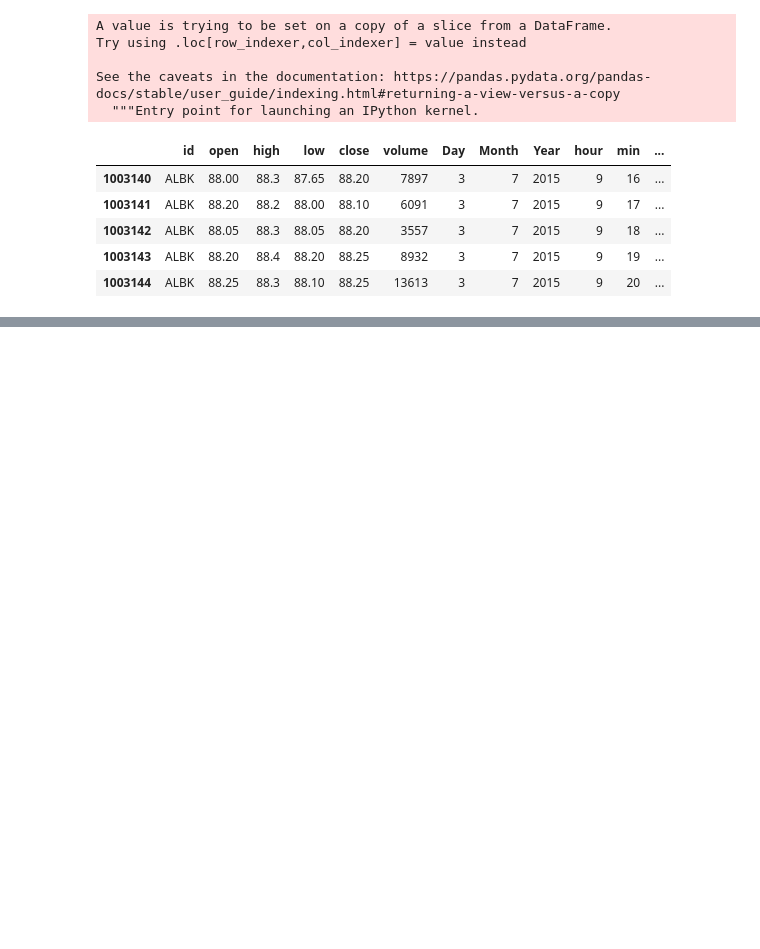
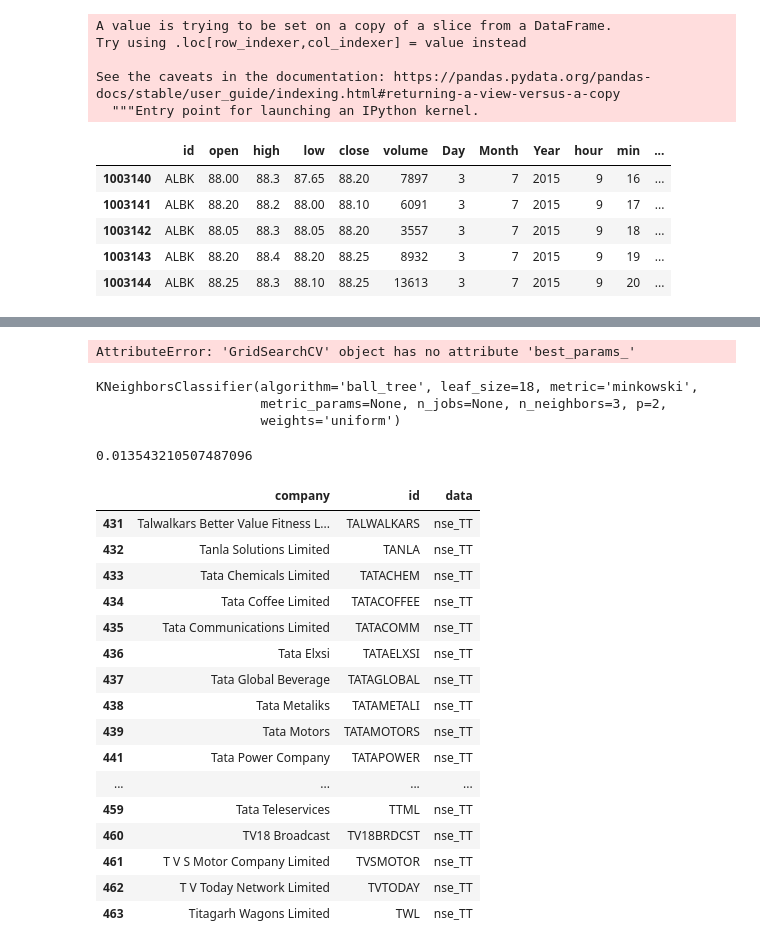
Before and after one commit to mkmanoj30/8thSemProject, a Jupyter notebook: 8thSemProject.ipynb, the cells around one changed output, grey strips where cells are left out. Cells and saved outputs as stored; diff of their text form; code cells hidden in the pictures; blank space fills up the shorter version.

```diff
--- a/8thSemProject.ipynb
+++ b/8thSemProject.ipynb
@@ -273,0 +491,4 @@ ALBK.head()
+# %%
+gridsearch.best_params_
+# %% [output]
+AttributeError: 'GridSearchCV' object has no attribute 'best_params_'
@@ -273,0 +497,30 @@ ALBK.head()
+# %%
+knn.fit(x_train,training_scores_encoded)
+# %% [output]
+KNeighborsClassifier(algorithm='ball_tree', leaf_size=18, metric='minkowski',
+                     metric_params=None, n_jobs=None, n_neighbors=3, p=2,
+                     weights='uniform')
+# %%
+knn.score(x_test,y_test_encoded)
+# %% [output]
+0.013543210507487096
+# %%
+cmp_list.loc[cmp_list['data']=='nse_TT']
+# %% [output]
+|  | company | id | data |
+| 431 | Talwalkars Better Value Fitness L... | TALWALKARS | nse_TT |
+| 432 | Tanla Solutions Limited | TANLA | nse_TT |
+| 433 | Tata Chemicals Limited | TATACHEM | nse_TT |
+| 434 | Tata Coffee Limited | TATACOFFEE | nse_TT |
+| 435 | Tata Communications Limited | TATACOMM | nse_TT |
+| 436 | Tata Elxsi | TATAELXSI | nse_TT |
+| 437 | Tata Global Beverage | TATAGLOBAL | nse_TT |
+| 438 | Tata Metaliks | TATAMETALI | nse_TT |
+| 439 | Tata Motors | TATAMOTORS | nse_TT |
+| 441 | Tata Power Company | TATAPOWER | nse_TT |
+| ... | ... | ... | ... |
+| 459 | Tata Teleservices | TTML | nse_TT |
+| 460 | TV18 Broadcast | TV18BRDCST | nse_TT |
+| 461 | T V S Motor Company Limited | TVSMOTOR | nse_TT |
+| 462 | T V Today Network Limited | TVTODAY | nse_TT |
+| 463 | Titagarh Wagons Limited | TWL | nse_TT |
```
Also changed, not shown: parts of 55 cells of this notebook.
